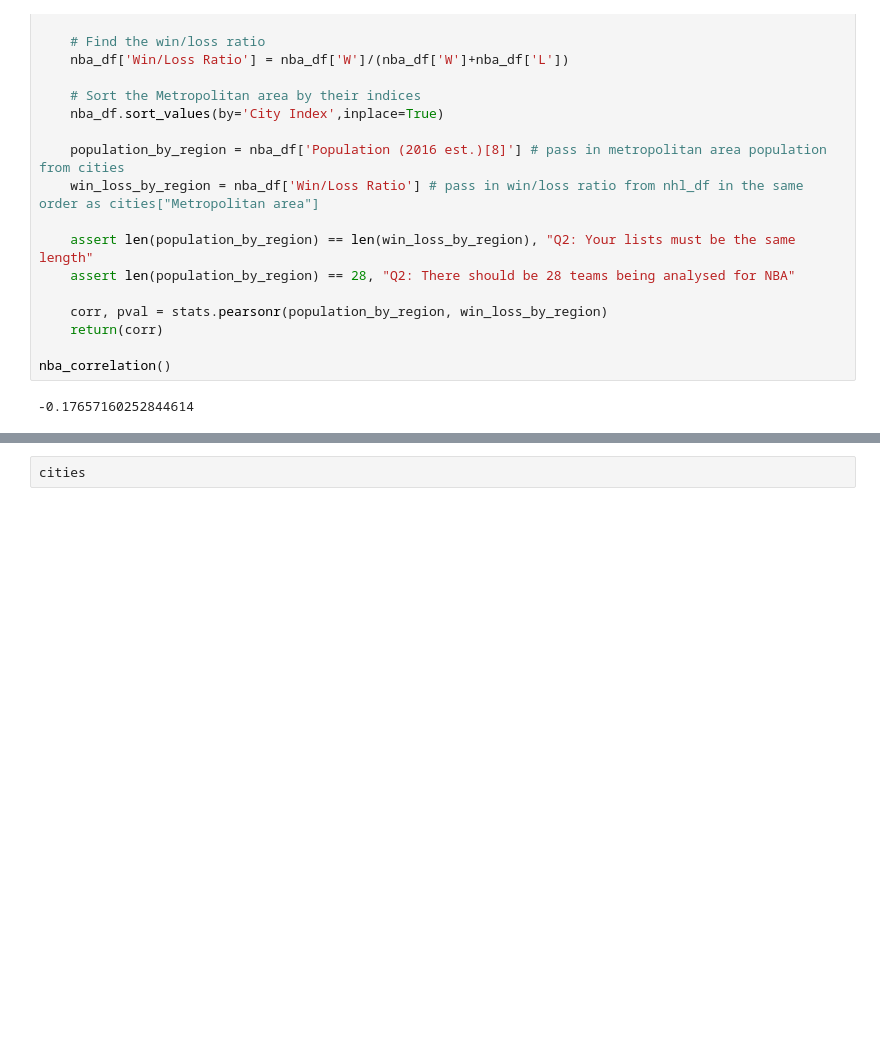
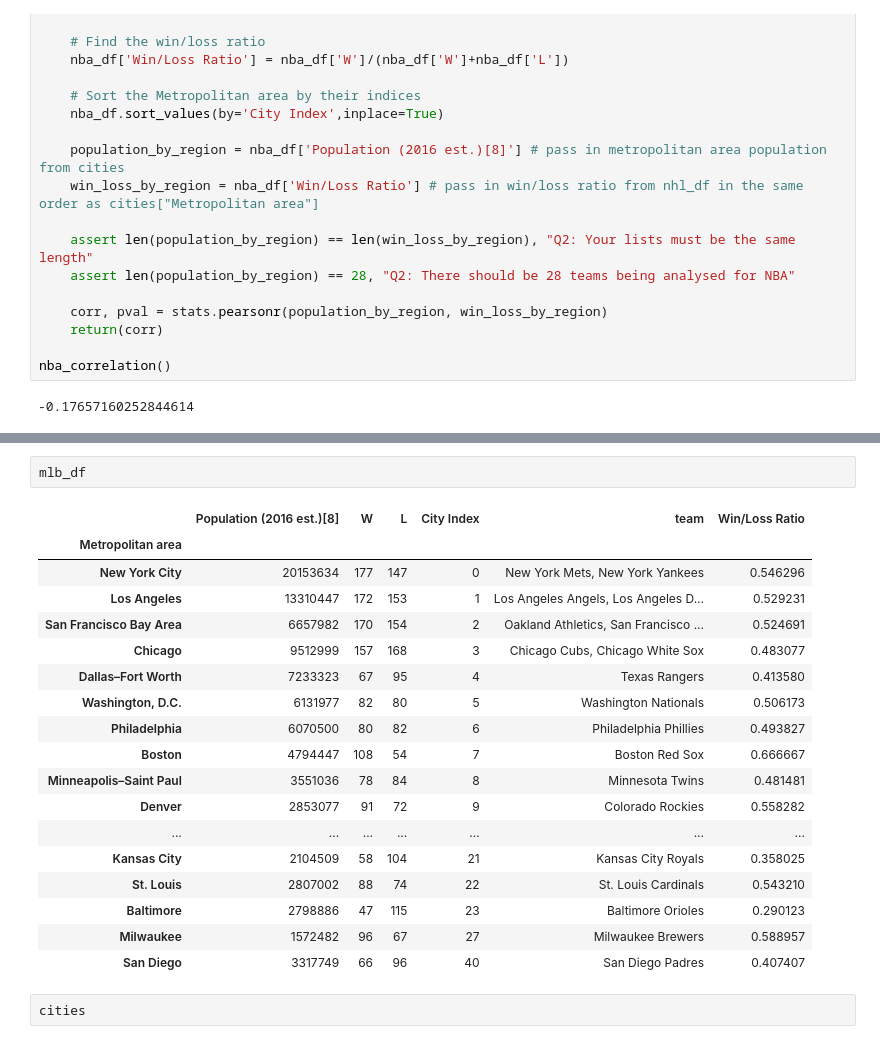
Before and after one commit to ruslanmasinjila/Applied_Data_Science_With_Python, a Jupyter notebook: 1. Introduction to Data Science in Python/week4/assignment4/assignment4.ipynb, the cells around one changed output, grey strips where cells are left out. Saved outputs shown, nothing was run; the diff lists cells and outputs as text; blank space fills up the shorter version.

```diff
--- a/1. Introduction to Data Science in Python/week4/assignment4/assignment4.ipynb
+++ b/1. Introduction to Data Science in Python/week4/assignment4/assignment4.ipynb
@@ -212,3 +279,24 @@ nba_df
+# %%
+mlb_df
+# %% [output]
+|  | Population (2016 est.)[8] | W | L | City Index | team | Win/Loss Ratio |
+| Metropolitan area |  |  |  |  |  |  |
+| New York City | 20153634 | 177 | 147 | 0 | New York Mets, New York Yankees | 0.546296 |
+| Los Angeles | 13310447 | 172 | 153 | 1 | Los Angeles Angels, Los Angeles D... | 0.529231 |
+| San Francisco Bay Area | 6657982 | 170 | 154 | 2 | Oakland Athletics, San Francisco ... | 0.524691 |
+| Chicago | 9512999 | 157 | 168 | 3 | Chicago Cubs, Chicago White Sox | 0.483077 |
+| Dallas–Fort Worth | 7233323 | 67 | 95 | 4 | Texas Rangers | 0.413580 |
+| Washington, D.C. | 6131977 | 82 | 80 | 5 | Washington Nationals | 0.506173 |
+| Philadelphia | 6070500 | 80 | 82 | 6 | Philadelphia Phillies | 0.493827 |
+| Boston | 4794447 | 108 | 54 | 7 | Boston Red Sox | 0.666667 |
+| Minneapolis–Saint Paul | 3551036 | 78 | 84 | 8 | Minnesota Twins | 0.481481 |
+| Denver | 2853077 | 91 | 72 | 9 | Colorado Rockies | 0.558282 |
+| ... | ... | ... | ... | ... | ... | ... |
+| Kansas City | 2104509 | 58 | 104 | 21 | Kansas City Royals | 0.358025 |
+| St. Louis | 2807002 | 88 | 74 | 22 | St. Louis Cardinals | 0.543210 |
+| Baltimore | 2798886 | 47 | 115 | 23 | Baltimore Orioles | 0.290123 |
+| Milwaukee | 1572482 | 96 | 67 | 27 | Milwaukee Brewers | 0.588957 |
+| San Diego | 3317749 | 66 | 96 | 40 | San Diego Padres | 0.407407 |
 # %%
 cities
 # %% [output]
```
Also changed, not shown: parts of 5 cells of this notebook.
